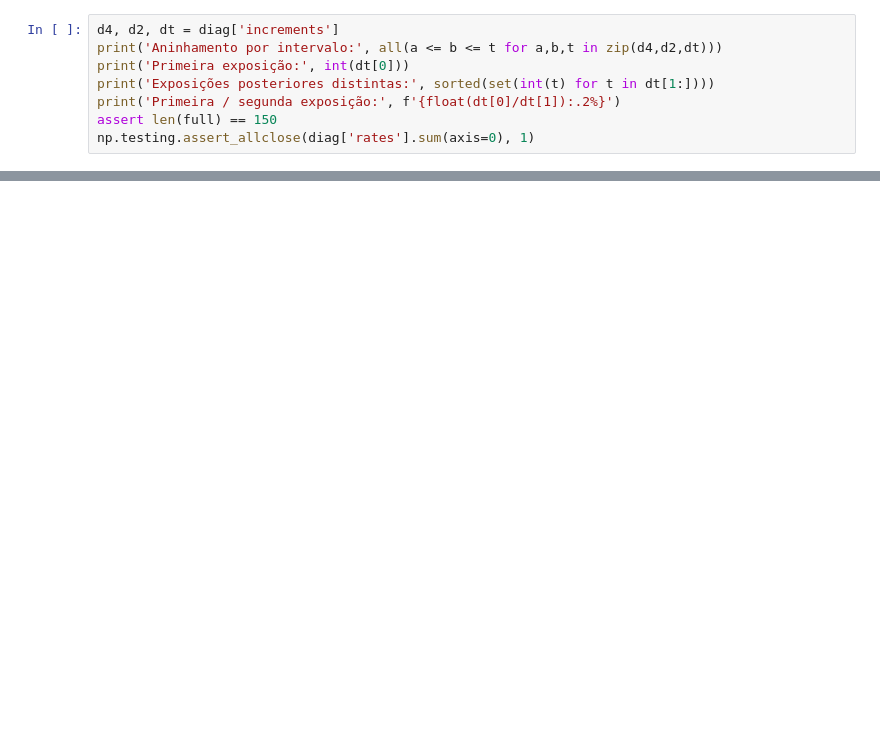
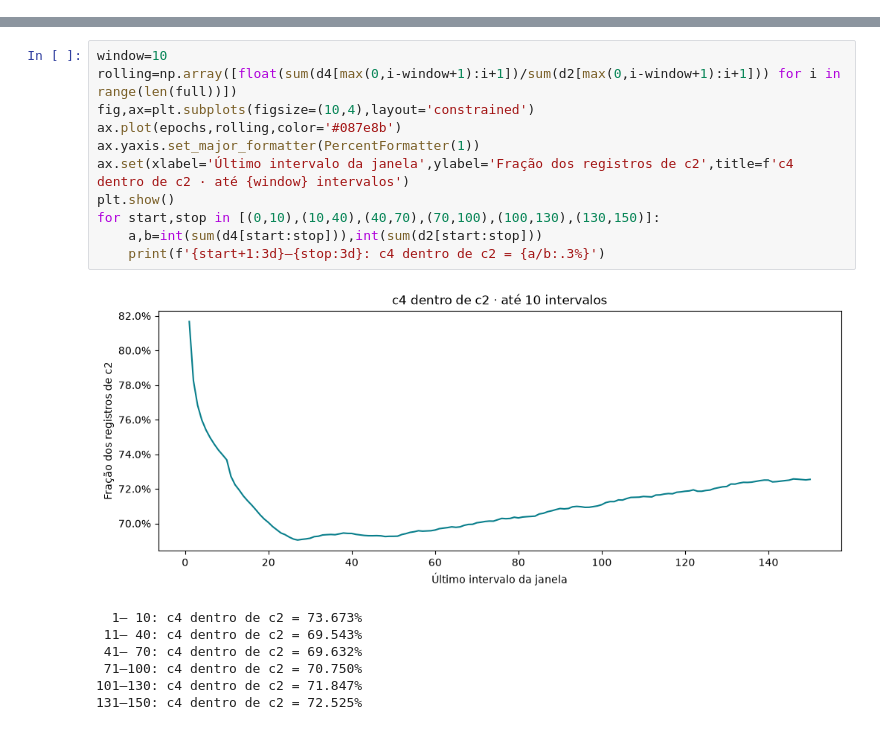
Before and after one commit to ItaloLRC/optimizer-research, a Jupyter notebook: notebooks/threshold-diagnostics.ipynb, the cells around one changed output, grey strips where cells are left out. Saved outputs shown, nothing was run; the diff lists cells and outputs as text; blank space fills up the shorter version.

```diff
--- a/notebooks/threshold-diagnostics.ipynb
+++ b/notebooks/threshold-diagnostics.ipynb
@@ -40,8 +29,0 @@ Os arrays são acumulados. Para examinar uma época/intervalo isolado, é precis
-# %%
-d4, d2, dt = diag['increments']
-print('Aninhamento por intervalo:', all(a <= b <= t for a,b,t in zip(d4,d2,dt)))
-print('Primeira exposição:', int(dt[0]))
-print('Exposições posteriores distintas:', sorted(set(int(t) for t in dt[1:])))
-print('Primeira / segunda exposição:', f'{float(dt[0]/dt[1]):.2%}')
-assert len(full) == 150
-np.testing.assert_allclose(diag['rates'].sum(axis=0), 1)
@@ -158,0 +73,19 @@ O [relatório completo](../results/research/report.md) e os CSVs em `results/res
+# %%
+window=10
+rolling=np.array([float(sum(d4[max(0,i-window+1):i+1])/sum(d2[max(0,i-window+1):i+1])) for i in range(len(full))])
+fig,ax=plt.subplots(figsize=(10,4),layout='constrained')
+ax.plot(epochs,rolling,color='#087e8b')
+ax.yaxis.set_major_formatter(PercentFormatter(1))
+ax.set(xlabel='Último intervalo da janela',ylabel='Fração dos registros de c2',title=f'c4 dentro de c2 · até {window} intervalos')
+plt.show()
+for start,stop in [(0,10),(10,40),(40,70),(70,100),(100,130),(130,150)]:
+    a,b=int(sum(d4[start:stop])),int(sum(d2[start:stop]))
+    print(f'{start+1:3d}–{stop:3d}: c4 dentro de c2 = {a/b:.3%}')
+# %% [output]
+[figure, added]
+  1– 10: c4 dentro de c2 = 73.673%
+ 11– 40: c4 dentro de c2 = 69.543%
+ 41– 70: c4 dentro de c2 = 69.632%
+ 71–100: c4 dentro de c2 = 70.750%
+101–130: c4 dentro de c2 = 71.847%
+131–150: c4 dentro de c2 = 72.525%
```
Also changed, not shown: parts of 18 cells of this notebook, 36 other files.
